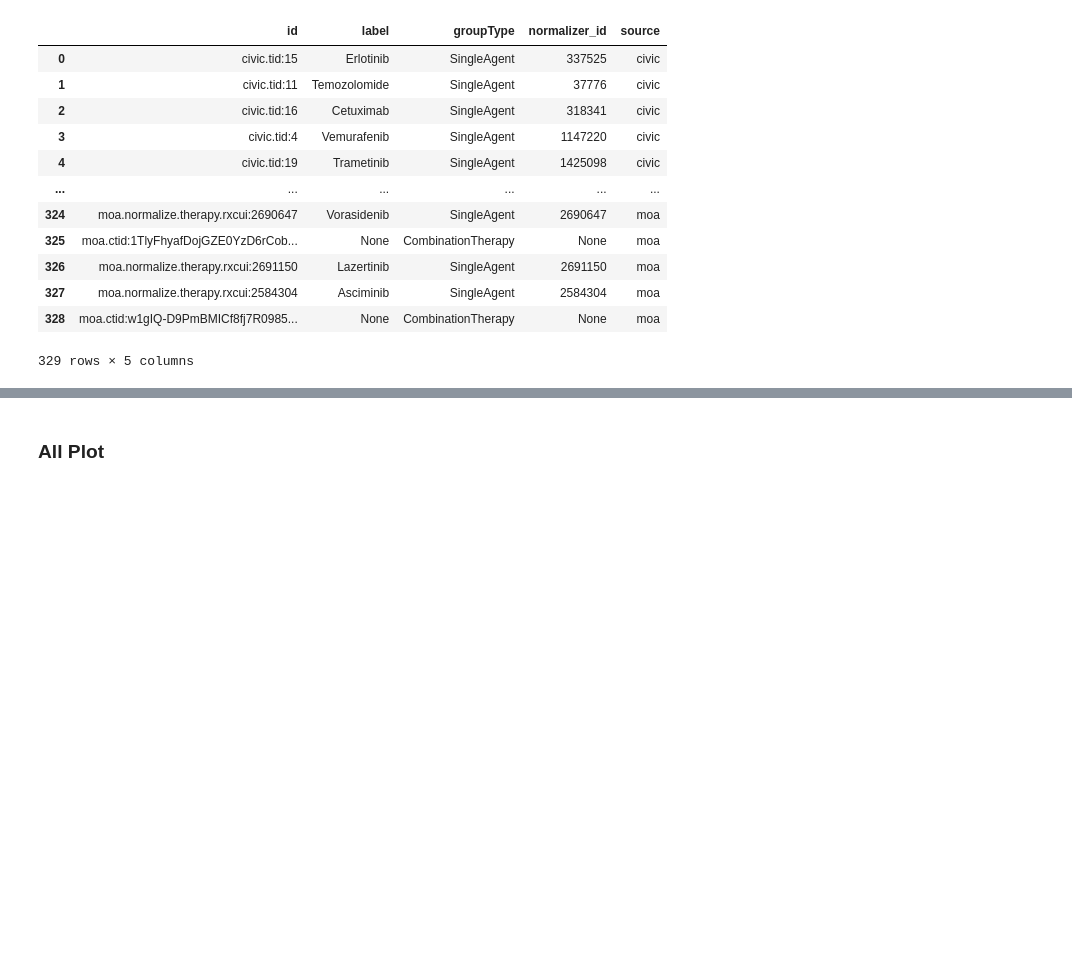
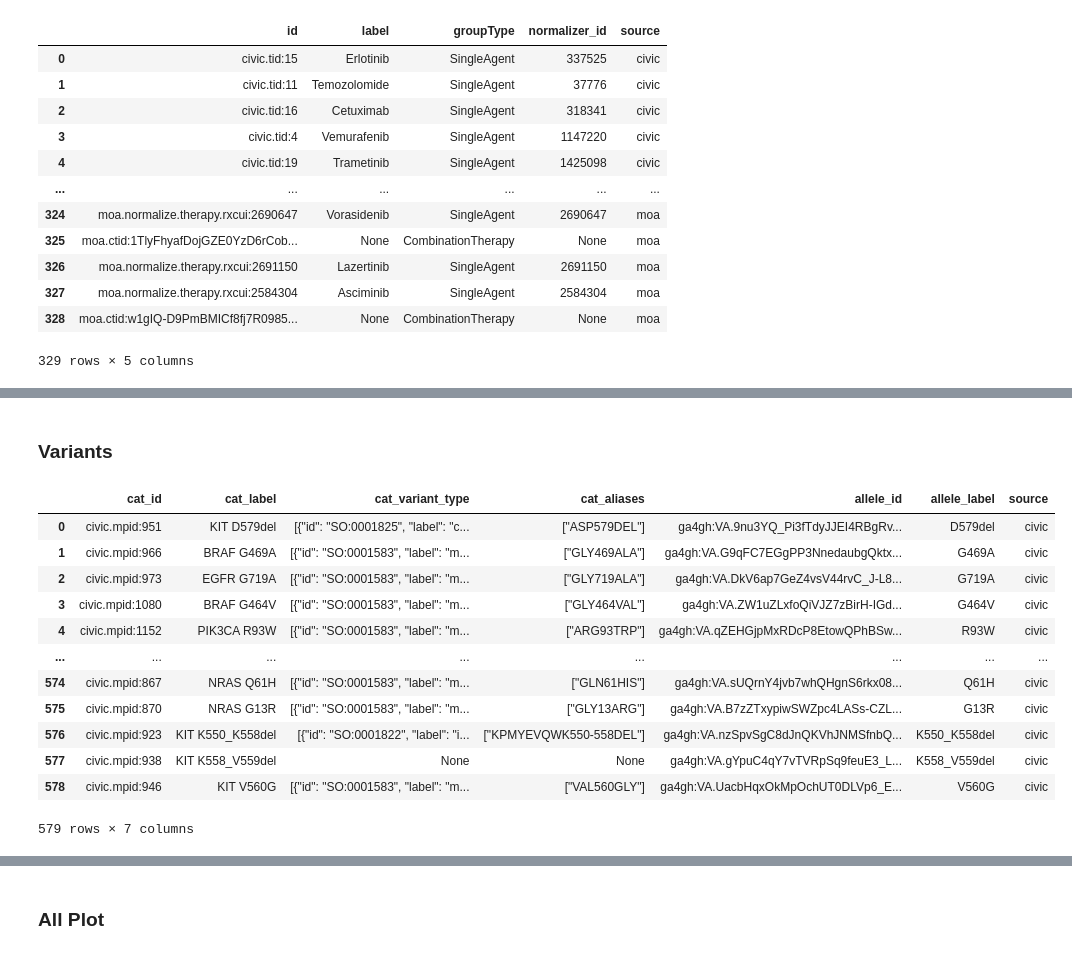
Before and after one commit to cancervariants/metakb, a Jupyter notebook: notebooks/evidence.ipynb, the cells around one changed output, grey strips where cells are left out. Drawn from its saved outputs; the diff is of its cells as text; code cells hidden in the pictures; blank space fills up the shorter version.

```diff
--- a/notebooks/evidence.ipynb
+++ b/notebooks/evidence.ipynb
@@ -422,0 +431,6 @@ For example, when doing 'df[col].method(value, inplace=True)', try using 'df.met
+# %%
+# TODO: Make this whole section better and clean it up
+# TODO: Have this report both by all sources but by independent source
+
+data['statement_no_pred'] = data.apply(lambda row: (row['Variant'], row['Therapeutic'], row['Disease']), axis=1)
+data[0:5]
@@ -672 +750,43 @@ For example, when doing 'df[col].method(value, inplace=True)', try using 'df.met
 [figure]
+# %% [markdown]
+### Variants
+# %%
+q_all_categorical_variants = """MATCH (c:CategoricalVariant)
+MATCH (c)-[:HAS_DEFINING_CONTEXT]-(a:Allele)
+RETURN properties(c) AS CategoricalVariant, properties(a) AS Allele
+"""
+
+result = execute_query(q_all_categorical_variants)
+
+data = []
+for record in result:
+    categorical_variant = record.get('CategoricalVariant', {})
+    variant_allele = record.get('Allele', {})
+    row = {
+        'cat_id': categorical_variant.get('id', None),
+        'cat_label': categorical_variant.get('label', None),
+        'cat_variant_type': categorical_variant.get('variant_types', None),
+        'cat_aliases': categorical_variant.get('aliases', None),
+        'allele_id': variant_allele.get('id', None),
+        'allele_label': variant_allele.get('label', None)
+    }
+    data.append(row)
+
+df = pd.DataFrame(data)
+df['source'] = df['cat_id'].apply(lambda x: x.split('.')[0])
+
+df
+# %% [output]
+|  | cat_id | cat_label | cat_variant_type | cat_aliases | allele_id | allele_label | source |
+| 0 | civic.mpid:951 | KIT D579del | [{"id": "SO:0001825", "label": "c... | ["ASP579DEL"] | ga4gh:VA.9nu3YQ_Pi3fTdyJJEI4RBgRv... | D579del | civic |
+| 1 | civic.mpid:966 | BRAF G469A | [{"id": "SO:0001583", "label": "m... | ["GLY469ALA"] | ga4gh:VA.G9qFC7EGgPP3NnedaubgQktx... | G469A | civic |
+| 2 | civic.mpid:973 | EGFR G719A | [{"id": "SO:0001583", "label": "m... | ["GLY719ALA"] | ga4gh:VA.DkV6ap7GeZ4vsV44rvC_J-L8... | G719A | civic |
+| 3 | civic.mpid:1080 | BRAF G464V | [{"id": "SO:0001583", "label": "m... | ["GLY464VAL"] | ga4gh:VA.ZW1uZLxfoQiVJZ7zBirH-IGd... | G464V | civic |
+| 4 | civic.mpid:1152 | PIK3CA R93W | [{"id": "SO:0001583", "label": "m... | ["ARG93TRP"] | ga4gh:VA.qZEHGjpMxRDcP8EtowQPhBSw... | R93W | civic |
+| ... | ... | ... | ... | ... | ... | ... | ... |
+| 574 | civic.mpid:867 | NRAS Q61H | [{"id": "SO:0001583", "label": "m... | ["GLN61HIS"] | ga4gh:VA.sUQrnY4jvb7whQHgnS6rkx08... | Q61H | civic |
+| 575 | civic.mpid:870 | NRAS G13R | [{"id": "SO:0001583", "label": "m... | ["GLY13ARG"] | ga4gh:VA.B7zZTxypiwSWZpc4LASs-CZL... | G13R | civic |
+| 576 | civic.mpid:923 | KIT K550_K558del | [{"id": "SO:0001822", "label": "i... | ["KPMYEVQWK550-558DEL"] | ga4gh:VA.nzSpvSgC8dJnQKVhJNMSfnbQ... | K550_K558del | civic |
+| 577 | civic.mpid:938 | KIT K558_V559del | None | None | ga4gh:VA.gYpuC4qY7vTVRpSq9feuE3_L... | K558_V559del | civic |
+| 578 | civic.mpid:946 | KIT V560G | [{"id": "SO:0001583", "label": "m... | ["VAL560GLY"] | ga4gh:VA.UacbHqxOkMpOchUT0DLVp6_E... | V560G | civic |
+579 rows × 7 columns
```
Also changed, not shown: parts of 16 cells of this notebook.
